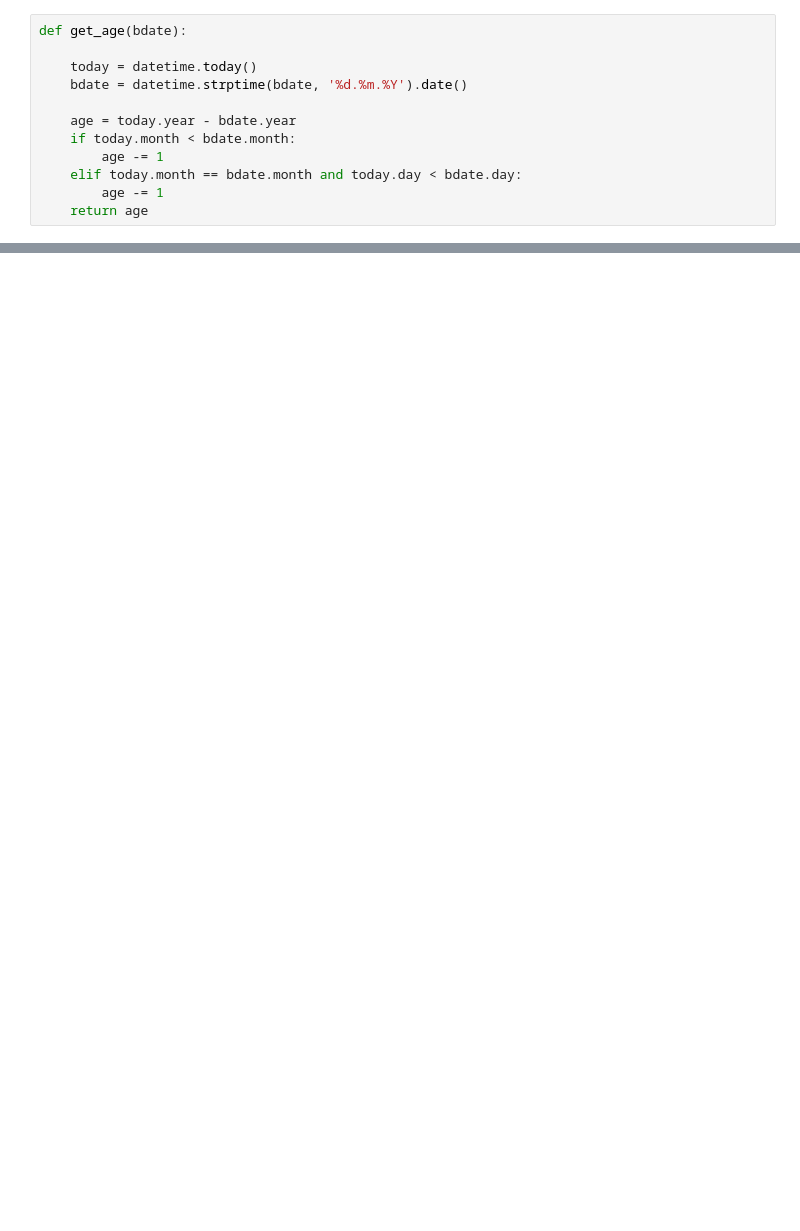
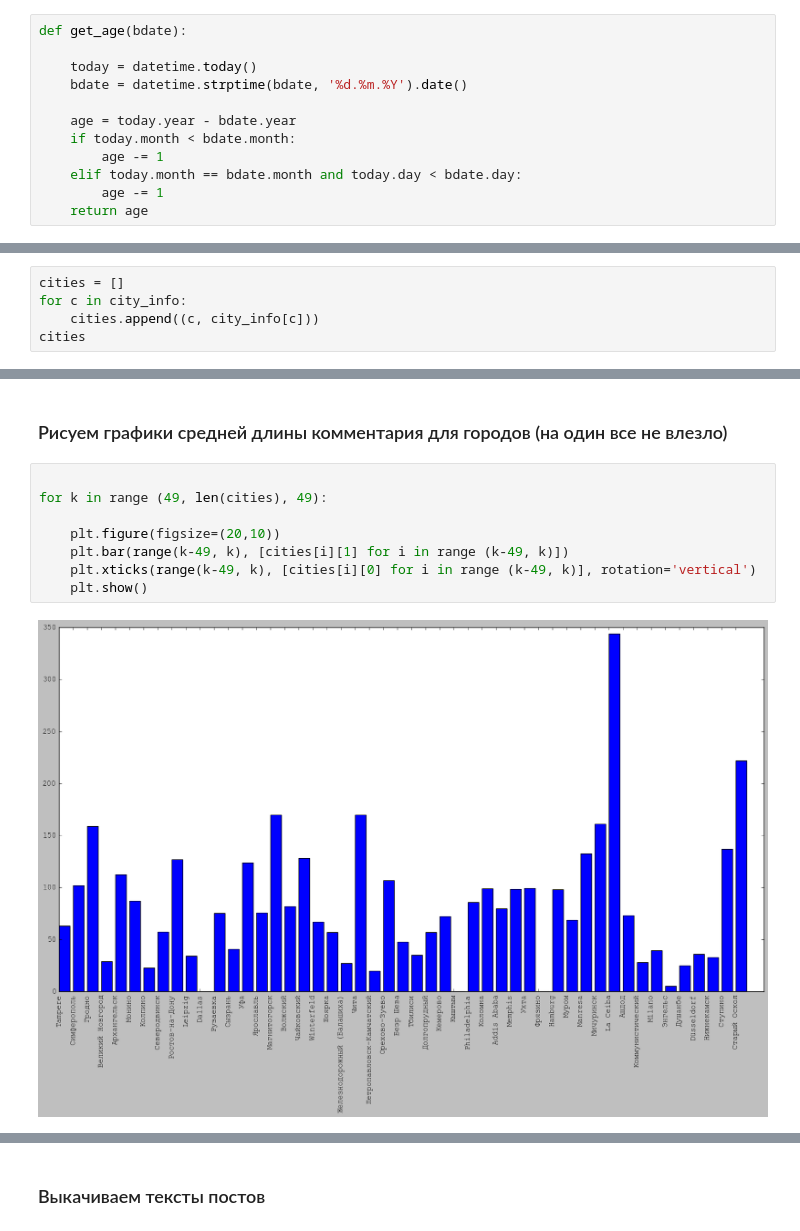
Before and after one commit to maria-terekhina/myslina-hw, a Jupyter notebook: VK_API/HW.ipynb, the cells around one changed output, grey strips where cells are left out. Drawn from its saved outputs; the diff is of its cells as text; blank space fills up the shorter version.

```diff
--- a/VK_API/HW.ipynb
+++ b/VK_API/HW.ipynb
@@ -172,0 +179,5 @@ OverflowError: mktime argument out of range
+# %%
+cities = []
+for c in city_info:
+    cities.append((c, city_info[c]))
+cities
@@ -172,0 +211,12 @@ OverflowError: mktime argument out of range
+# %% [markdown]
+### Рисуем графики средней длины комментария для городов (на один все не влезло)
+# %%
+
+for k in range (49, len(cities), 49):
+
+    plt.figure(figsize=(20,10))
+    plt.bar(range(k-49, k), [cities[i][1] for i in range (k-49, k)])
+    plt.xticks(range(k-49, k), [cities[i][0] for i in range (k-49, k)], rotation='vertical')
+    plt.show()
+# %% [output]
+[figure, added]
@@ -172,0 +231,2 @@ OverflowError: mktime argument out of range
+# %% [markdown]
+### Выкачиваем тексты постов
```
Also changed, not shown: parts of 19 cells of this notebook.
